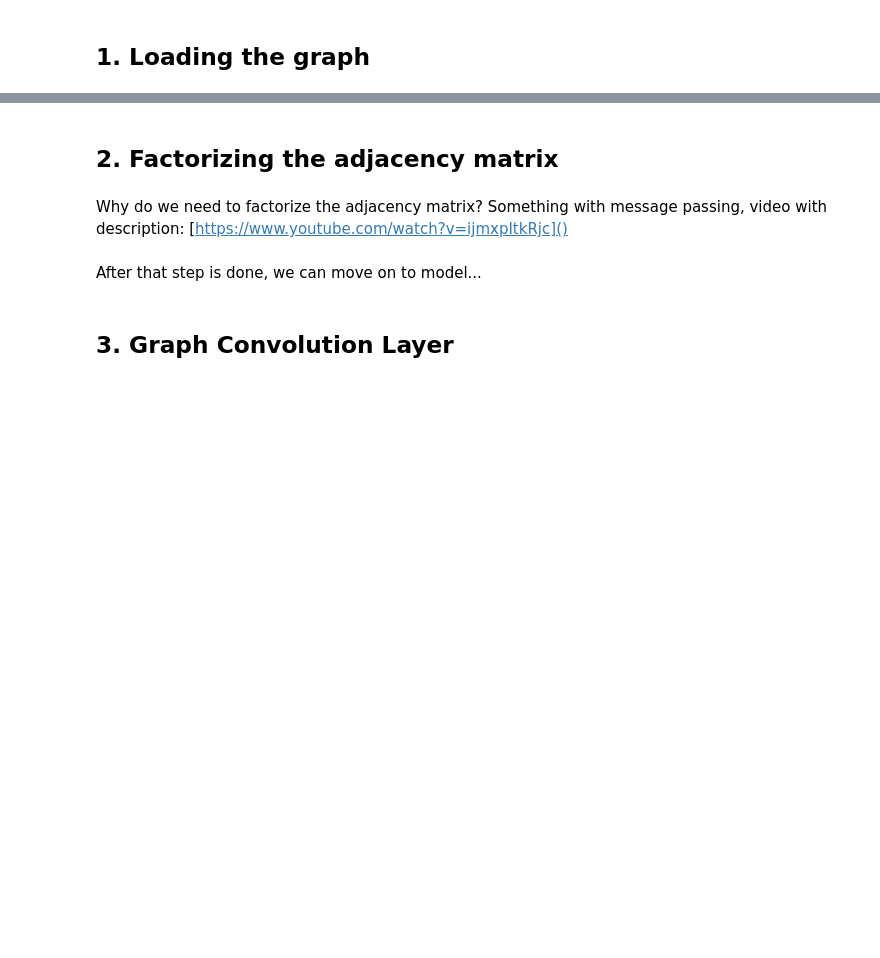
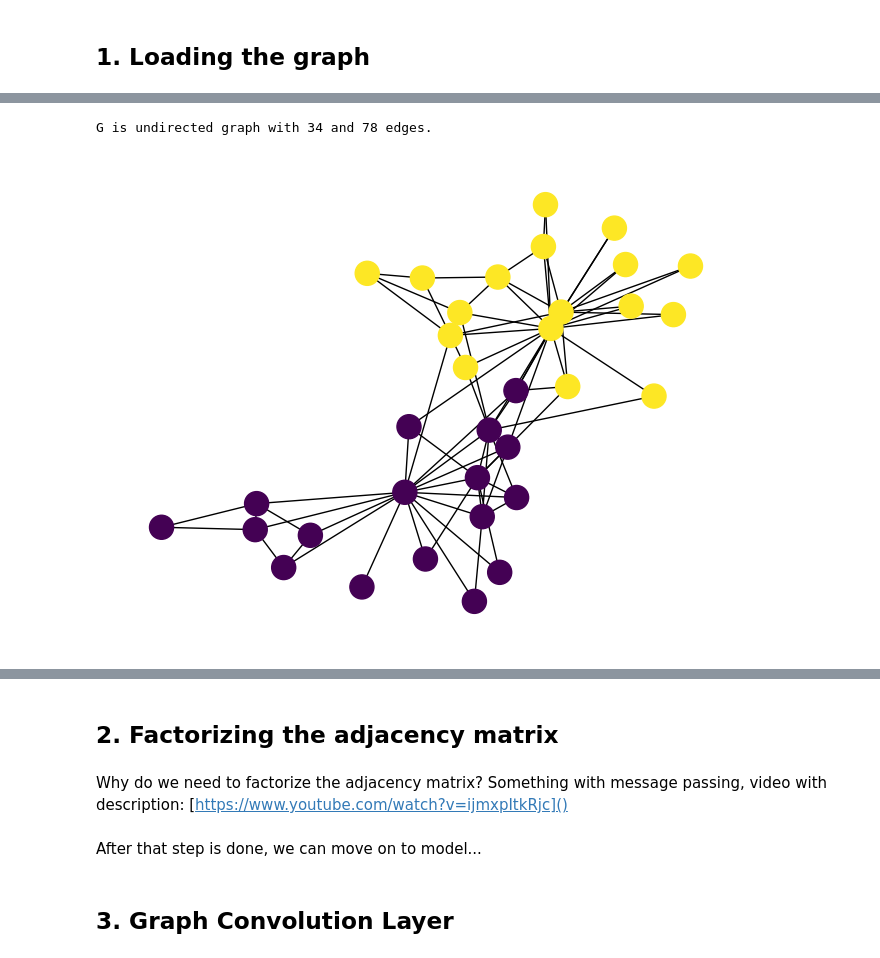
Before and after one commit to cutefluffyfox/GCN-tutorial, a Jupyter notebook: Tutorial.ipynb, the cells around one changed output, grey strips where cells are left out. Cells and saved outputs as stored; diff of their text form; code cells hidden in the pictures; blank space fills up the shorter version.

Commit message:
v0 of `loading the graph` section

```diff
--- a/Tutorial.ipynb
+++ b/Tutorial.ipynb
@@ -8,0 +18,21 @@ Now we can transform it to more usable format...
+# %%
+G = nx.karate_club_graph()
+# %%
+number_of_nodes = G.number_of_nodes()
+number_of_edges = G.number_of_edges()
+print(f"G is undirected graph with {number_of_nodes} and {number_of_edges} edges.")
+# %% [output]
+G is undirected graph with 34 and 78 edges.
+# %%
+def get_binary_labels(graph):
+    labels_dict = nx.get_node_attributes(graph,'club')
+    labels = [0 if v == 'Mr. Hi' else 1 for _, v in labels_dict.items()]
+    return labels
+# %%
+def draw_graph(graph):
+    binary_labels = get_binary_labels(graph)
+    nx.draw(G, node_color=binary_labels)
+# %%
+draw_graph(G)
+# %% [output]
+[figure, added]
```
Also changed, not shown: parts of 9 cells of this notebook.
